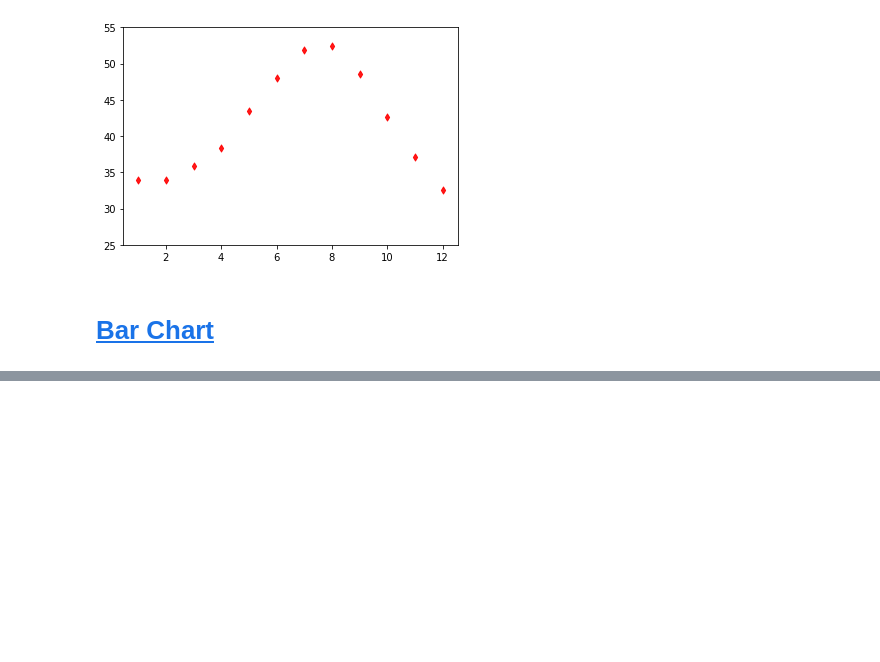
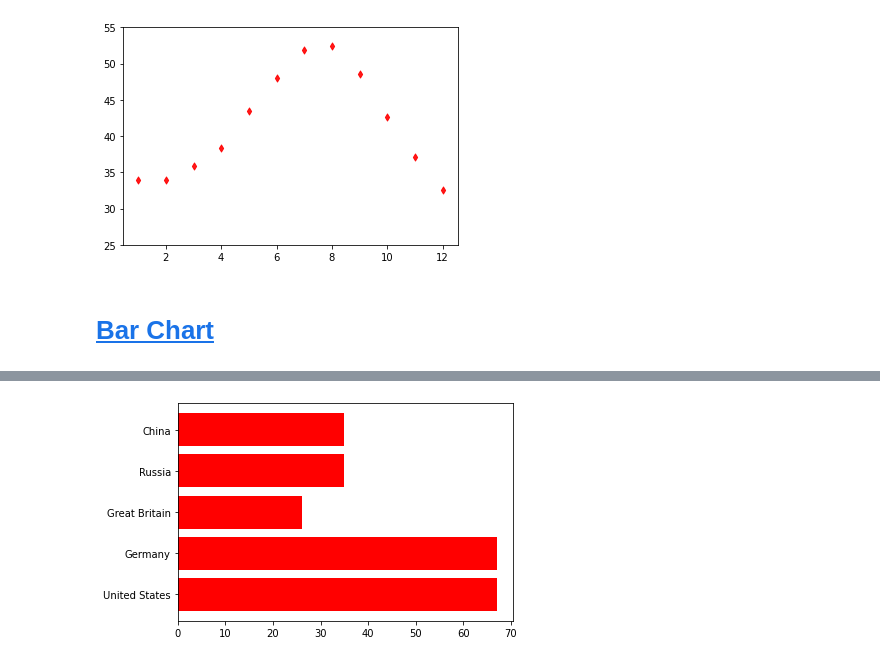
Before and after one commit to adambria1309/KurapikaZoldyck, a Jupyter notebook: Data Visualization/Introduction to Matplotlib.ipynb, the cells around one changed output, grey strips where cells are left out. Cells and saved outputs as stored; diff of their text form; code cells hidden in the pictures; blank space fills up the shorter version.

```diff
--- a/Data Visualization/Introduction to Matplotlib.ipynb
+++ b/Data Visualization/Introduction to Matplotlib.ipynb
@@ -116,0 +163,6 @@ plt.show()
+# %%
+fig,ax = plt.subplots()
+ax.barh(cntry,bronze,color='red')
+plt.show()
+# %% [output]
+[figure, added]
```
Also changed, not shown: parts of 7 cells of this notebook.
